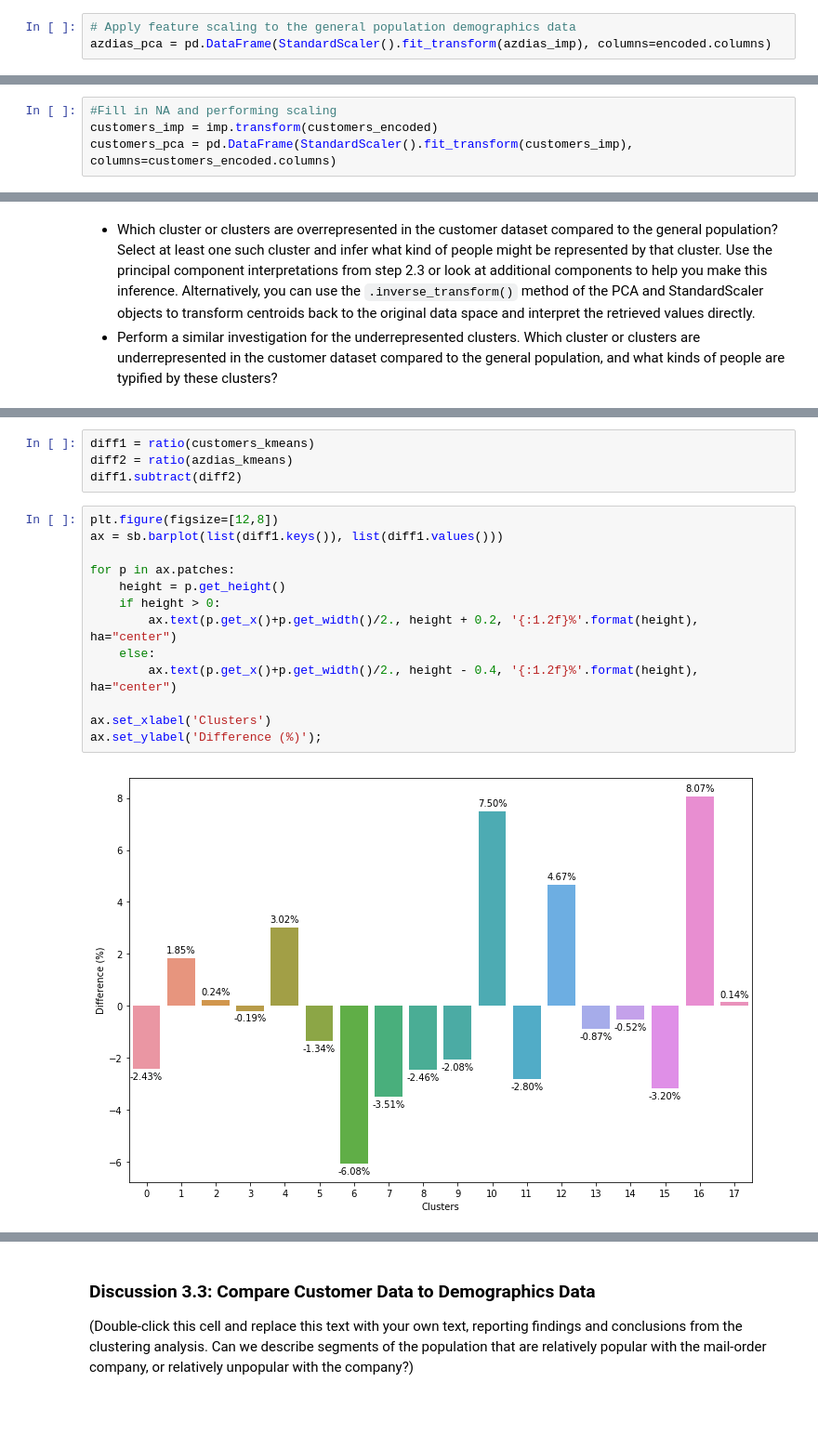
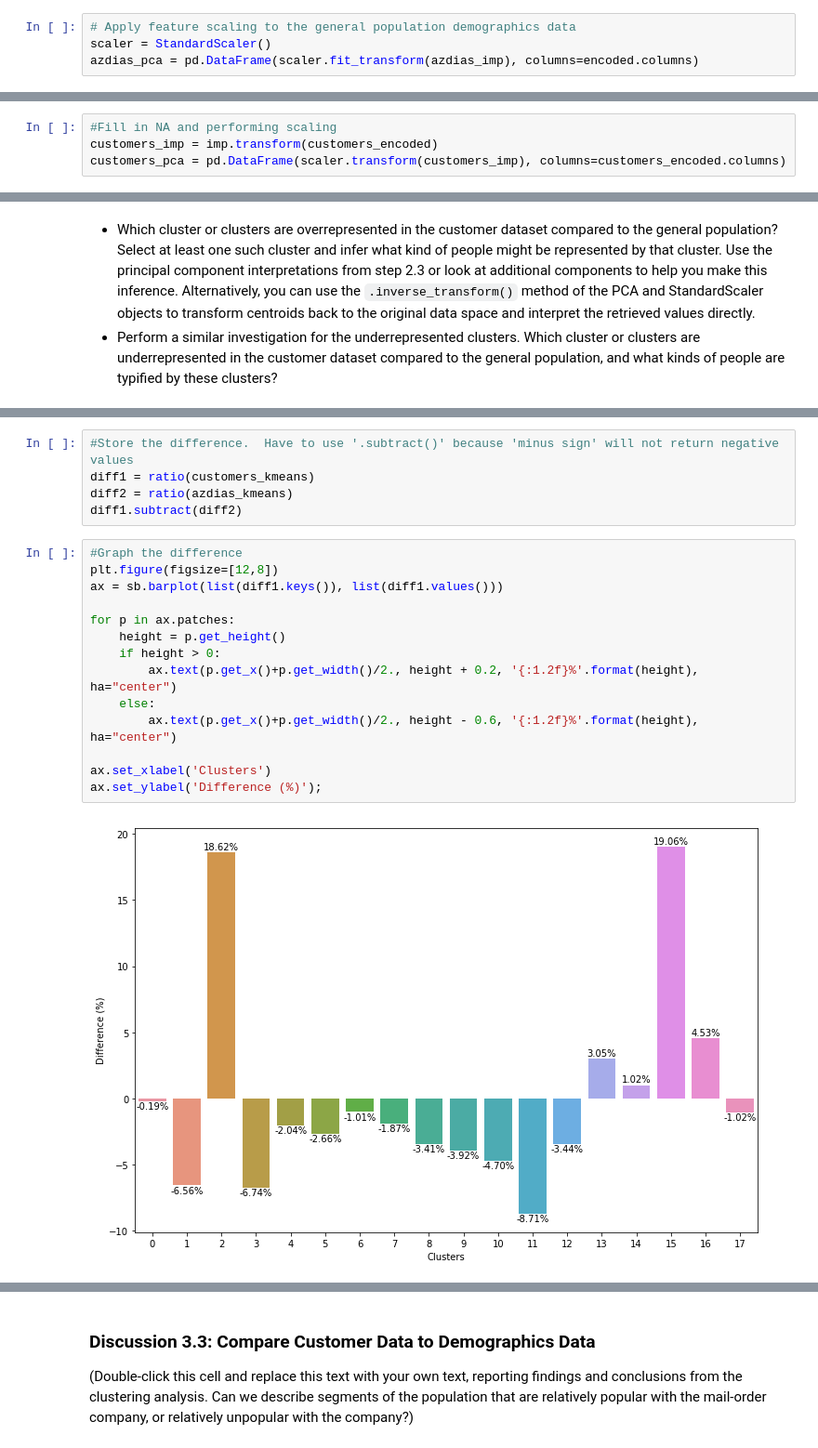
Before and after one commit to sclkan/Identify-Customer-Segments, a Jupyter notebook: Identify_Customer_Segments.ipynb, the cells around one changed output, grey strips where cells are left out. Shown: that part at 93% size. Saved outputs shown, nothing was run; the diff lists cells and outputs as text; blank space fills up the shorter version.

Commit message:
Compare customer data to demographics data

```diff
--- a/Identify_Customer_Segments.ipynb
+++ b/Identify_Customer_Segments.ipynb
@@ -746,7 +702,8 @@ imp = SimpleImputer(strategy='median')
 azdias_imp = imp.fit_transform(encoded)
 # %%
 # Apply feature scaling to the general population demographics data
-azdias_pca = pd.DataFrame(StandardScaler().fit_transform(azdias_imp), columns=encoded.columns)
+scaler = StandardScaler()
+azdias_pca = pd.DataFrame(scaler.fit_transform(azdias_imp), columns=encoded.columns)
 # %%
 azdias_pca.head()
 # %% [output]
@@ -1019,7 +975,7 @@ customers_encoded['GEBAEUDETYP_5'] = 0
 # %%
 #Fill in NA and performing scaling
 customers_imp = imp.transform(customers_encoded)
-customers_pca = pd.DataFrame(StandardScaler().fit_transform(customers_imp), columns=customers_encoded.columns)
+customers_pca = pd.DataFrame(scaler.transform(customers_imp), columns=customers_encoded.columns)
 # %%
 #PCA
 X_pca1 = pca.transform(customers_pca)
@@ -1078,21 +1035,23 @@ def ratio(array):
 
     return dictionary
 # %%
+#Store the difference.  Have to use '.subtract()' because 'minus sign' will not return negative values
 diff1 = ratio(customers_kmeans)
 diff2 = ratio(azdias_kmeans)
 diff1.subtract(diff2)
 # %%
+#Graph the difference
 plt.figure(figsize=[12,8])
 ax = sb.barplot(list(diff1.keys()), list(diff1.values()))
 
 for p in ax.patches:
     height = p.get_height()
     if height > 0:
         ax.text(p.get_x()+p.get_width()/2., height + 0.2, '{:1.2f}%'.format(height), ha="center")
     else:
-        ax.text(p.get_x()+p.get_width()/2., height - 0.4, '{:1.2f}%'.format(height), ha="center")
+        ax.text(p.get_x()+p.get_width()/2., height - 0.6, '{:1.2f}%'.format(height), ha="center")
 
 ax.set_xlabel('Clusters')
 ax.set_ylabel('Difference (%)');
 # %% [output]
-[figure, old version]
+[figure, new version]
```
Also changed, not shown: parts of 29 cells of this notebook.
